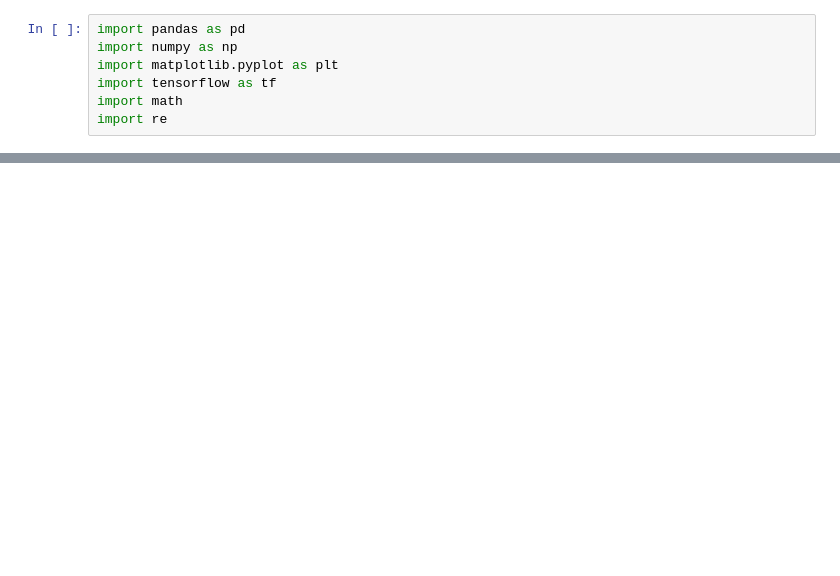
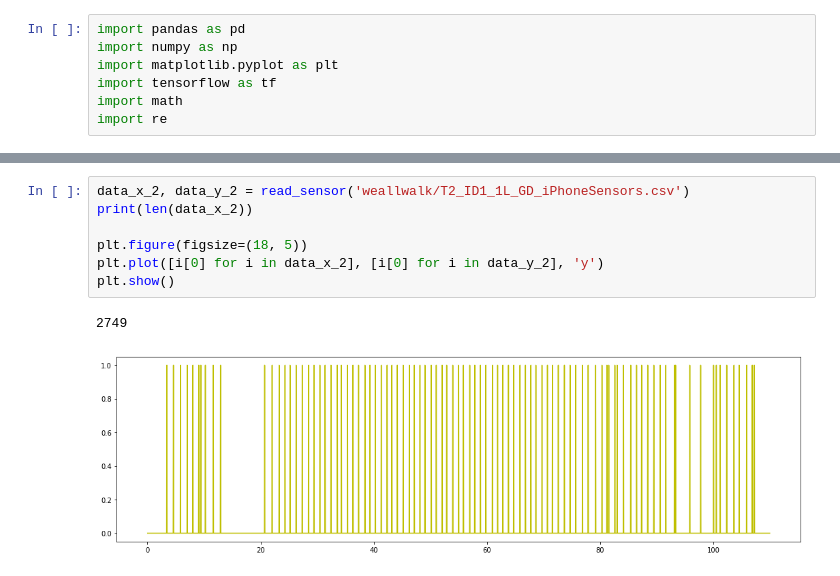
Before and after one commit to czyi/StepCounting, a Jupyter notebook: lstm_windowed.ipynb, the cells around one changed output, grey strips where cells are left out. Drawn from its saved outputs; the diff is of its cells as text; blank space fills up the shorter version.

```diff
--- a/lstm_windowed.ipynb
+++ b/lstm_windowed.ipynb
@@ -127,0 +85,10 @@ print(train_y[0])
+# %%
+data_x_2, data_y_2 = read_sensor('weallwalk/T2_ID1_1L_GD_iPhoneSensors.csv')
+print(len(data_x_2))
+
+plt.figure(figsize=(18, 5))
+plt.plot([i[0] for i in data_x_2], [i[0] for i in data_y_2], 'y')
+plt.show()
+# %% [output]
+2749
+[figure, added]
```
Also changed, not shown: parts of 13 cells of this notebook, 8 other files.
